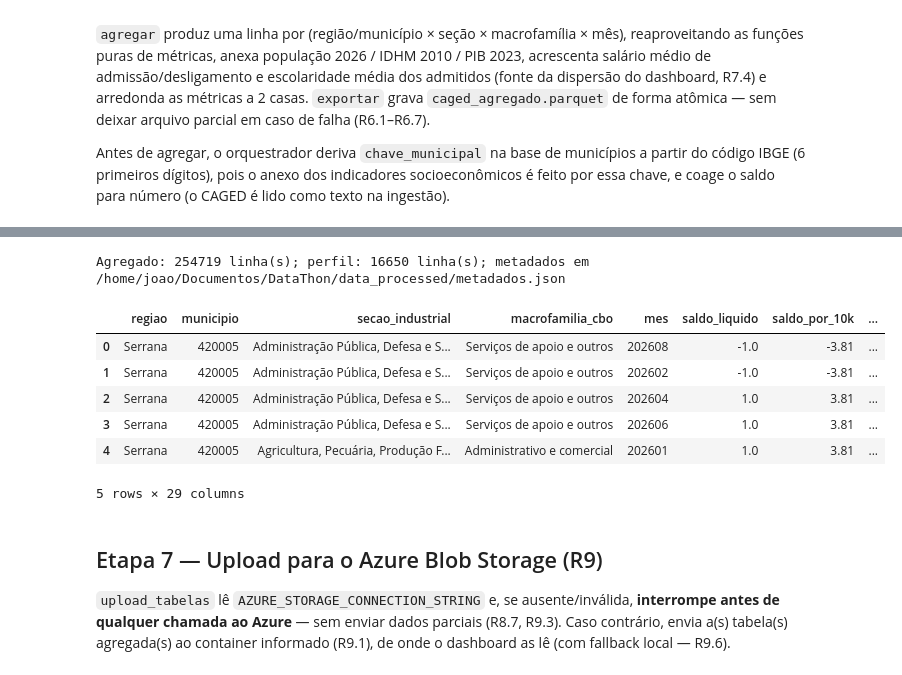
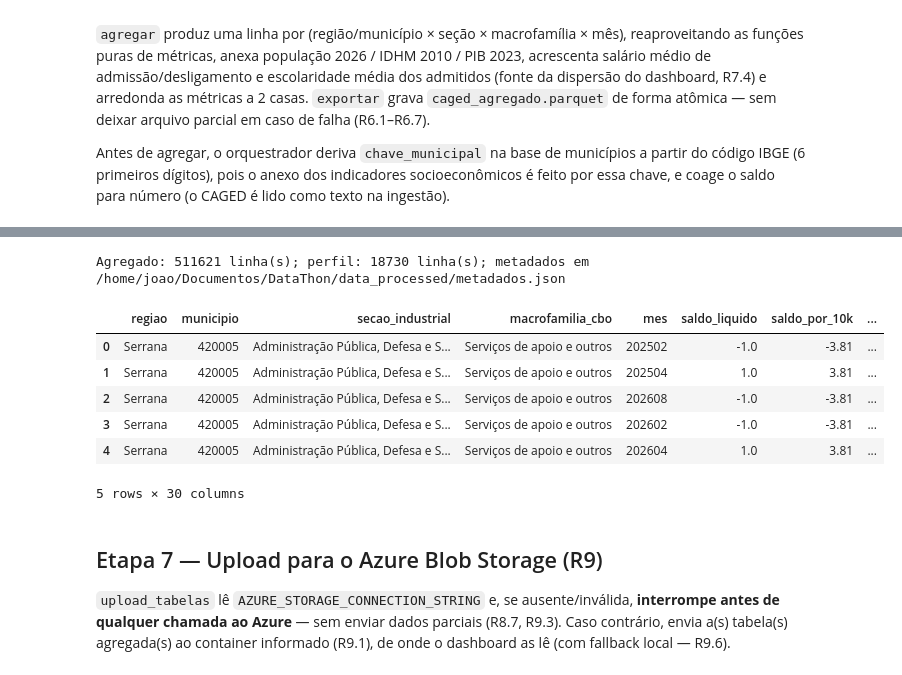
Before and after one commit to jprime617/DataThon, a Jupyter notebook: notebooks/01_pipeline.ipynb, the cells around one changed output, grey strips where cells are left out. Drawn from its saved outputs; the diff is of its cells as text; code cells hidden in the pictures.

Commit message:
M5.C5: pipeline lê o CAGED de 24 meses (MOV + FOR − EXC) com peso nas contagens; leitura e limpeza enxutas para caber na memória
Co-Authored-By: Claude Opus 5.5 <noreply@anthropic.com>

```diff
--- a/notebooks/01_pipeline.ipynb
+++ b/notebooks/01_pipeline.ipynb
@@ -63,7 +63,14 @@ from src.logging_pipeline import obter_logger, log_etapa
 logger = obter_logger()
 
 # --- Caminhos de origem (R1.1, R1.2) ---
-CAMINHO_CAGED = str(RAIZ / "Dados" / "Novo_Caged_MOV_Limpo.csv")
+# Fonte do CAGED (M5.C5): o consolidado de 24 meses (MOV + FOR − EXC do FTP do
+# MTE, `python -m src.download && python -m src.caged24`, validado contra a base
+# fornecida: +0,02%) quando existe; `FONTE_CAGED=fornecida` força a base de 12 meses.
+CAMINHO_CAGED_24M = RAIZ / "data" / "interim" / "caged_sc_24m.parquet"
+USAR_24M = CAMINHO_CAGED_24M.exists() and os.environ.get("FONTE_CAGED") != "fornecida"
+CAMINHO_CAGED = str(CAMINHO_CAGED_24M if USAR_24M else RAIZ / "Dados" / "Novo_Caged_MOV_Limpo.csv")
+# Janela: set/24–ago/26 com 24 meses; set/25–ago/26 com a base fornecida (D1).
+COMPETENCIA_INICIO = 202409 if USAR_24M else 202509
 CAMINHO_MUNICIPIOS = str(RAIZ / "Dados" / "Municipios_SC_limpo.csv")
 
 # --- Caminhos de saída (artefatos consumidos pelo dashboard) ---
@@ -152,7 +159,9 @@ mapas_dominio = {
     "seção": SECAO_CNAE,
 }
 
-resultado_limpeza = limpar(df_caged_bruto, df_municipios_bruto, mapas_dominio)
+resultado_limpeza = limpar(
+    df_caged_bruto, df_municipios_bruto, mapas_dominio, inicio=COMPETENCIA_INICIO
+)
 
 print(
     f"CAGED limpo: {len(resultado_limpeza.caged)} linhas; "
@@ -162,4 +171,9 @@ print(
     "escolaridade_ordinal numérica em "
     f"{resultado_limpeza.caged['escolaridade_ordinal'].notna().sum()} linhas."
 )
+
+# A base bruta só serve para a contagem de linhas daqui em diante: libera a memória
+# (com 24 meses, cada cópia da base pesa ~1 GB).
+LINHAS_BRUTAS = len(df_caged_bruto)
+del df_caged_bruto
 # %% [output]
@@ -325,7 +337,7 @@ municipios_agg["chave_municipal"] = municipios_agg[
 # O CAGED é lido como texto (dtype=str) na ingestão; o saldo precisa ser
 # numérico antes de agregar. O Turnover sai das próprias contagens de
 # movimentação, sem denominador externo.
-base_metricas = df_enriquecido.copy()
+base_metricas = df_enriquecido.copy(deep=False)  # rasa: copy-on-write
 base_metricas["saldomovimentação"] = pd.to_numeric(
     base_metricas["saldomovimentação"], errors="coerce"
 )
@@ -341,7 +353,7 @@ exportar(df_perfil, CAMINHO_PERFIL)
 caminho_meta_ia = Path(CAMINHO_CSV_CBO + ".meta.json")
 meta_ia = json.loads(caminho_meta_ia.read_text(encoding="utf-8")) if caminho_meta_ia.exists() else {}
 metadados = montar_metadados(
-    linhas_brutas=len(df_caged_bruto),
+    linhas_brutas=LINHAS_BRUTAS,
     linhas_limpas=len(resultado_limpeza.caged),
     excluidas_competencia=resultado_limpeza.excluidos_competencia,
     df_agregado=df_agregado,
@@ -363,11 +375,11 @@ df_agregado.head()
-Agregado: 254719 linha(s); perfil: 16650 linha(s); metadados em /home/joao/Documentos/DataThon/data_processed/metadados.json
+Agregado: 511621 linha(s); perfil: 18730 linha(s); metadados em /home/joao/Documentos/DataThon/data_processed/metadados.json
 |  | regiao | municipio | secao_industrial | macrofamilia_cbo | mes | saldo_liquido | saldo_por_10k | ... |
-| 0 | Serrana | 420005 | Administração Pública, Defesa e S... | Serviços de apoio e outros | 202608 | -1.0 | -3.81 | ... |
-| 1 | Serrana | 420005 | Administração Pública, Defesa e S... | Serviços de apoio e outros | 202602 | -1.0 | -3.81 | ... |
-| 2 | Serrana | 420005 | Administração Pública, Defesa e S... | Serviços de apoio e outros | 202604 | 1.0 | 3.81 | ... |
-| 3 | Serrana | 420005 | Administração Pública, Defesa e S... | Serviços de apoio e outros | 202606 | 1.0 | 3.81 | ... |
-| 4 | Serrana | 420005 | Agricultura, Pecuária, Produção F... | Administrativo e comercial | 202601 | 1.0 | 3.81 | ... |
+| 0 | Serrana | 420005 | Administração Pública, Defesa e S... | Serviços de apoio e outros | 202502 | -1.0 | -3.81 | ... |
+| 1 | Serrana | 420005 | Administração Pública, Defesa e S... | Serviços de apoio e outros | 202504 | 1.0 | 3.81 | ... |
+| 2 | Serrana | 420005 | Administração Pública, Defesa e S... | Serviços de apoio e outros | 202608 | -1.0 | -3.81 | ... |
+| 3 | Serrana | 420005 | Administração Pública, Defesa e S... | Serviços de apoio e outros | 202602 | -1.0 | -3.81 | ... |
+| 4 | Serrana | 420005 | Administração Pública, Defesa e S... | Serviços de apoio e outros | 202604 | 1.0 | 3.81 | ... |
-5 rows × 29 columns
+5 rows × 30 columns
 # %% [markdown]
 ## Etapa 7 — Upload para o Azure Blob Storage (R9)
 
```
Also changed, not shown: parts of 8 cells of this notebook, 13 other files.
